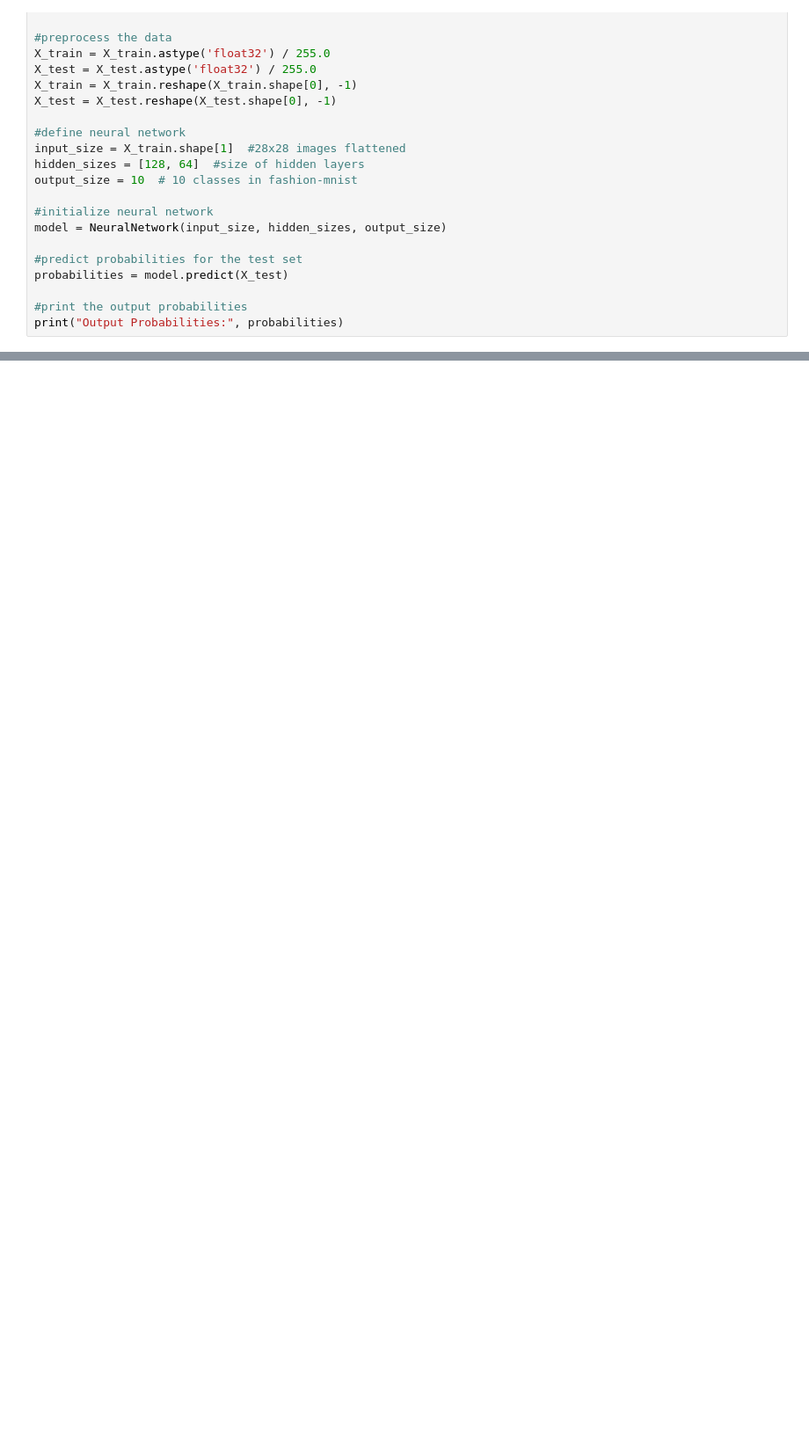
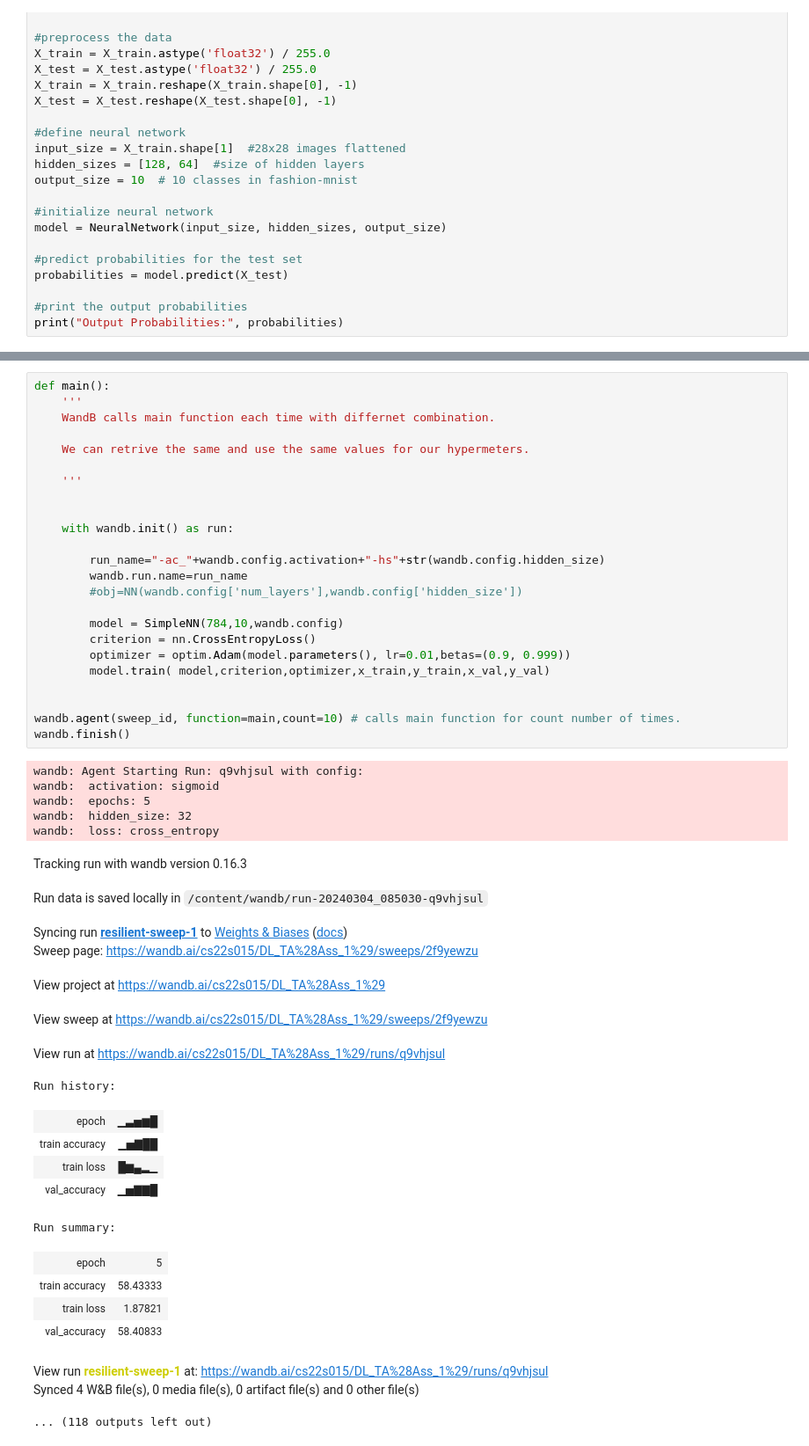
Before and after one commit to manish2021iitd/Deep-Learning, a Jupyter notebook: DLassignment1.ipynb, the cells around one changed output, grey strips where cells are left out. Shown: that part at 88% size. Saved outputs shown, nothing was run; the diff lists cells and outputs as text; blank space fills up the shorter version.

```diff
--- a/DLassignment1.ipynb
+++ b/DLassignment1.ipynb
@@ -265,0 +369,50 @@ print("The accuracy of testing is ", accuracy*100, "%")
+# %%
+def main():
+    '''
+    WandB calls main function each time with differnet combination.
+
+    We can retrive the same and use the same values for our hypermeters.
+
+    '''
+
+
+    with wandb.init() as run:
+
+        run_name="-ac_"+wandb.config.activation+"-hs"+str(wandb.config.hidden_size)
+        wandb.run.name=run_name
+        #obj=NN(wandb.config['num_layers'],wandb.config['hidden_size'])
+
+        model = SimpleNN(784,10,wandb.config)
+        criterion = nn.CrossEntropyLoss()
+        optimizer = optim.Adam(model.parameters(), lr=0.01,betas=(0.9, 0.999))
+        model.train( model,criterion,optimizer,x_train,y_train,x_val,y_val)
+
+
+wandb.agent(sweep_id, function=main,count=10) # calls main function for count number of times.
+wandb.finish()
+# %% [output]
+wandb: Agent Starting Run: q9vhjsul with config:
+wandb:  activation: sigmoid
+wandb:  epochs: 5
+wandb:  hidden_size: 32
+wandb:  loss: cross_entropy
+Tracking run with wandb version 0.16.3
+Run data is saved locally in /content/wandb/run-20240304_085030-q9vhjsul
+Syncing run resilient-sweep-1 to Weights & Biases (docs)
+Sweep page: https://wandb.ai/cs22s015/DL_TA%28Ass_1%29/sweeps/2f9yewzu
+View project at https://wandb.ai/cs22s015/DL_TA%28Ass_1%29
+View sweep at https://wandb.ai/cs22s015/DL_TA%28Ass_1%29/sweeps/2f9yewzu
+View run at https://wandb.ai/cs22s015/DL_TA%28Ass_1%29/runs/q9vhjsul
+Run history:
+| epoch | ▁▃▅▆█ |
+| train accuracy | ▁▅▇██ |
+| train loss | █▆▄▂▁ |
+| val_accuracy | ▁▅▇▇█ |
+Run summary:
+| epoch | 5 |
+| train accuracy | 58.43333 |
+| train loss | 1.87821 |
+| val_accuracy | 58.40833 |
+View run resilient-sweep-1 at: https://wandb.ai/cs22s015/DL_TA%28Ass_1%29/runs/q9vhjsul
+Synced 4 W&B file(s), 0 media file(s), 0 artifact file(s) and 0 other file(s)
+... (118 outputs left out)
```
Also changed, not shown: parts of 6 cells of this notebook.
